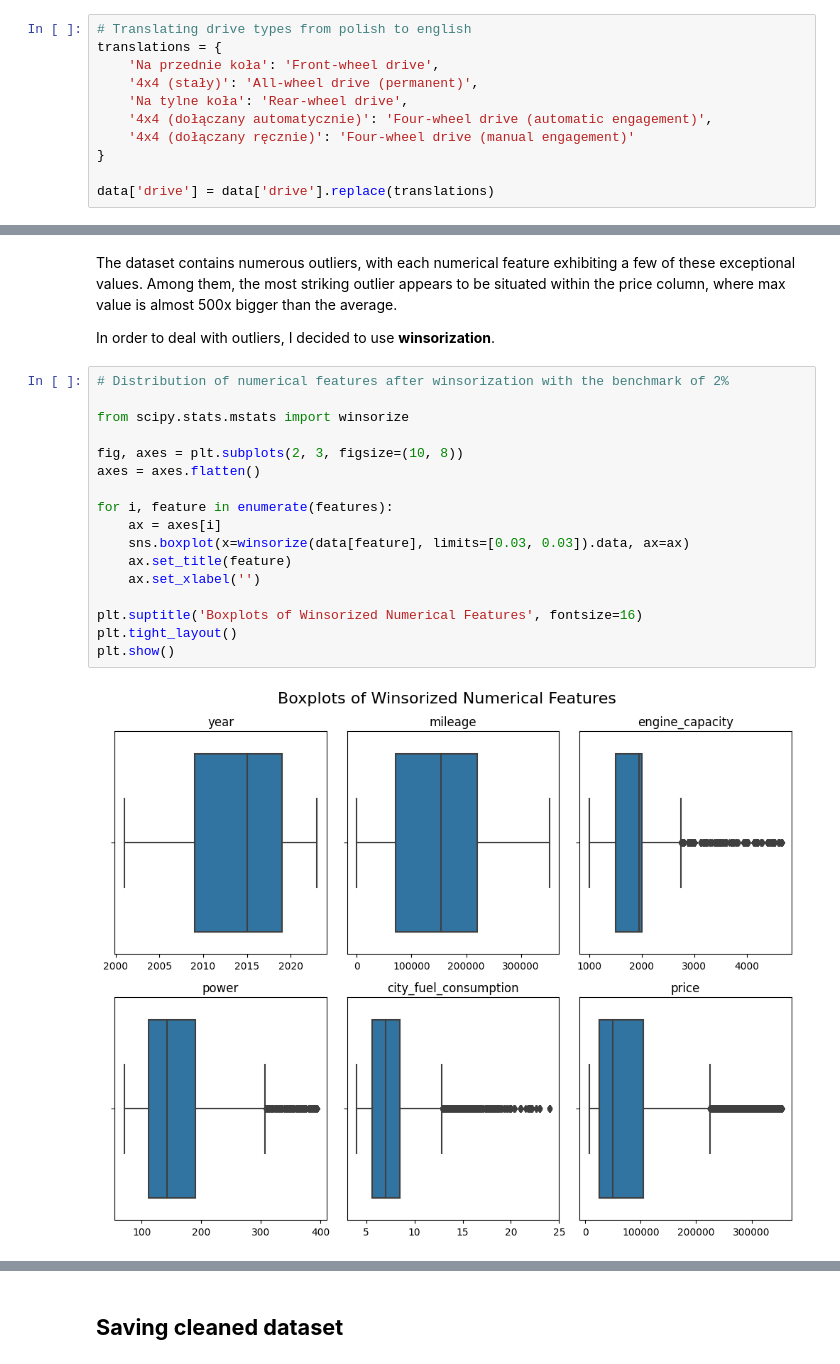
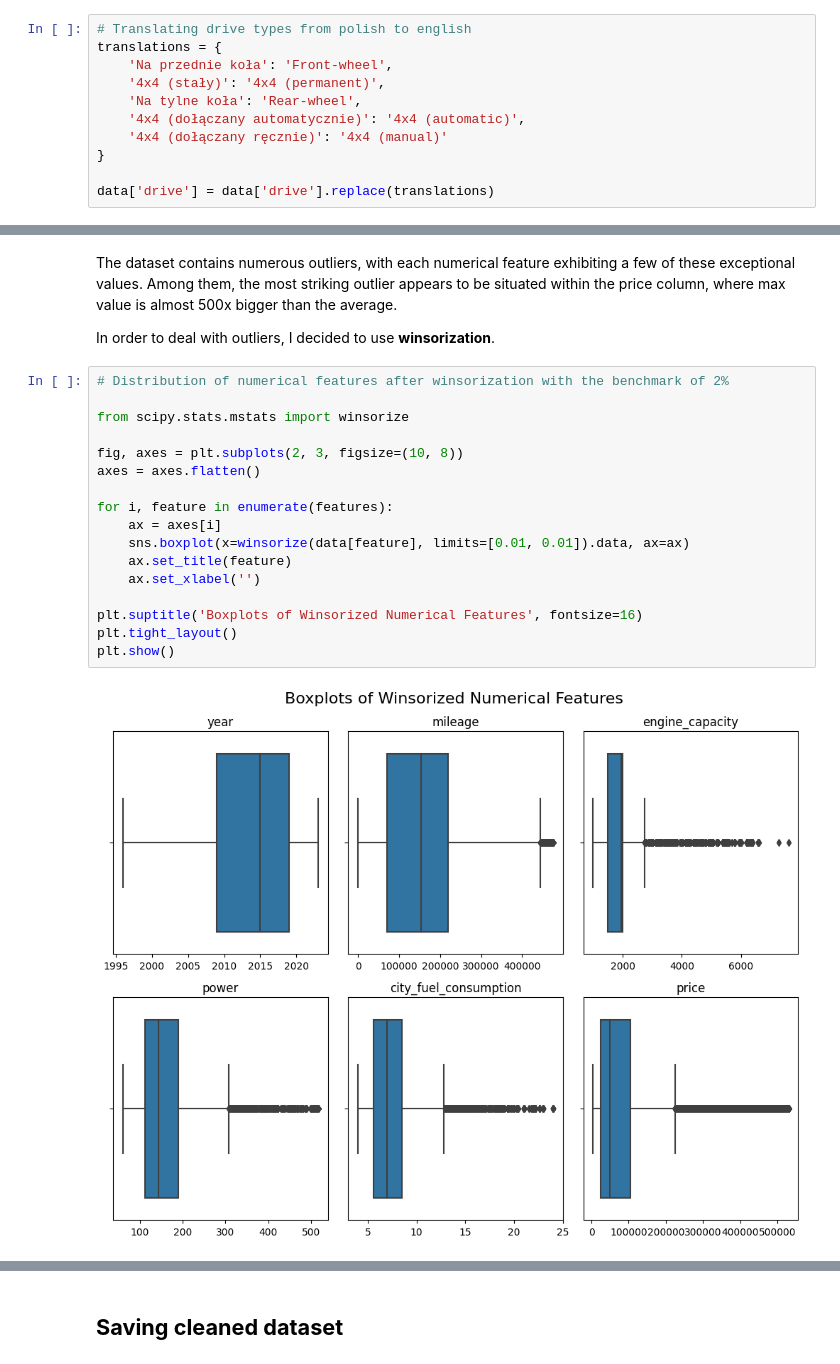
Before and after one commit to pawel-grzeszczyk/Car-Market-Analysis, a Jupyter notebook: data_cleaning.ipynb, the cells around one changed output, grey strips where cells are left out. Saved outputs shown, nothing was run; the diff lists cells and outputs as text.

```diff
--- a/data_cleaning.ipynb
+++ b/data_cleaning.ipynb
@@ -451,11 +451,11 @@ Name: count, dtype: int64
 # %%
 # Translating drive types from polish to english
 translations = {
-    'Na przednie koła': 'Front-wheel drive',
-    '4x4 (stały)': 'All-wheel drive (permanent)',
-    'Na tylne koła': 'Rear-wheel drive',
-    '4x4 (dołączany automatycznie)': 'Four-wheel drive (automatic engagement)',
-    '4x4 (dołączany ręcznie)': 'Four-wheel drive (manual engagement)'
+    'Na przednie koła': 'Front-wheel',
+    '4x4 (stały)': '4x4 (permanent)',
+    'Na tylne koła': 'Rear-wheel',
+    '4x4 (dołączany automatycznie)': '4x4 (automatic)',
+    '4x4 (dołączany ręcznie)': '4x4 (manual)'
 }
 
 data['drive'] = data['drive'].replace(translations)
@@ -744,21 +744,21 @@ In order to deal with outliers, I decided to use **winsorization**.
 # %%
 # Distribution of numerical features after winsorization with the benchmark of 2%
 
 from scipy.stats.mstats import winsorize
 
 fig, axes = plt.subplots(2, 3, figsize=(10, 8))
 axes = axes.flatten()
 
 for i, feature in enumerate(features):
     ax = axes[i]
-    sns.boxplot(x=winsorize(data[feature], limits=[0.03, 0.03]).data, ax=ax)
+    sns.boxplot(x=winsorize(data[feature], limits=[0.01, 0.01]).data, ax=ax)
     ax.set_title(feature)
     ax.set_xlabel('')
 
 plt.suptitle('Boxplots of Winsorized Numerical Features', fontsize=16)
 plt.tight_layout()
 plt.show()
 # %% [output]
-[figure, old version]
+[figure, new version]
 # %%
 for i in features:
```
Also changed, not shown: parts of 2 cells of this notebook, 1 other file.
